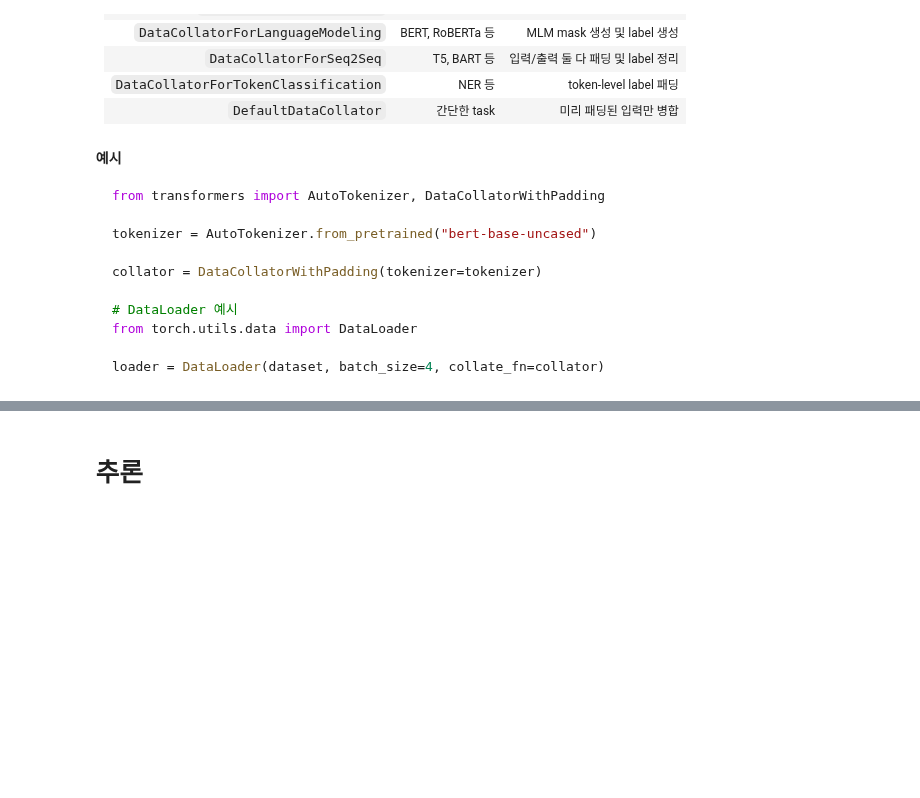
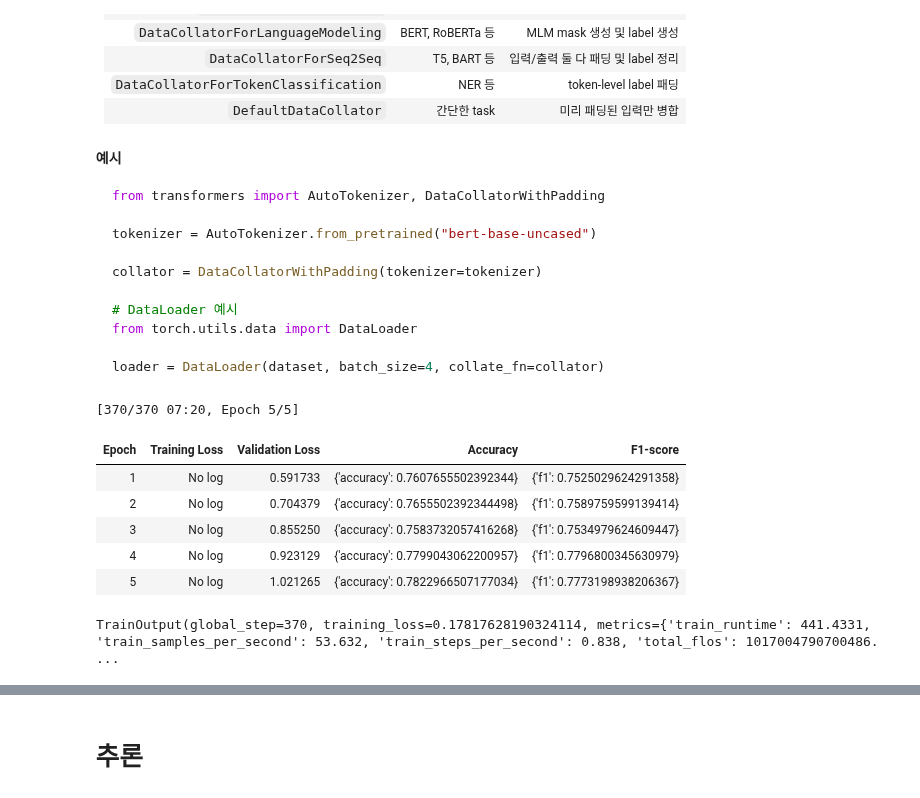
Before and after one commit to ksryong0/SKN21, a Jupyter notebook: 09_Huggingface_transformers/04_HuggingFace_파인튜닝.ipynb, the cells around one changed output, grey strips where cells are left out. Drawn from its saved outputs; the diff is of its cells as text; code cells hidden in the pictures; blank space fills up the shorter version.

```diff
--- a/09_Huggingface_transformers/04_HuggingFace_파인튜닝.ipynb
+++ b/09_Huggingface_transformers/04_HuggingFace_파인튜닝.ipynb
@@ -577,27 +653,33 @@ trainset[0]
 - 이들을 활용하면 **학습 옵션 설정, 로깅, Gradient Accumulation, Mixed Precision(AMP) 적용, 평가 및 체크포인트 관리** 등을 손쉽게 수행할 수 있다.
 - `Trainer`를 사용하려면 **Datasets** 라이브러리 또는 `torch.utils.data.Dataset` 형식의 데이터셋이 필요하다.
 - 일반적으로는 `Trainer`만 써도 파인튜닝을 빠르고 편리하게 할 수 있다. 하지만 학습 과정에서 특별한 계산을 해야 하거나, 일반적이지 않은 방식으로 학습을 진행해야 할 때는 `Trainer`를 쓰기 어렵다. 이럴 때는 직접 `PyTorch`로 학습 루프를 작성해 원하는 방식대로 조정한다.
+# %%
+from google.colab import userdata
+hf_token = userdata.get('HF_API_KEY')
 # %%
-from dotenv import load_dotenv
-import os
-load_dotenv(override=True) # 중간에 .env 에 저장된 값이 바뀌었을 때 override=True 로 하면 바로 적용됨
-hf_token = os.getenv("HUGGINGFACE_API_KEY")
+# from dotenv import load_dotenv
+# import os
+
+# load_dotenv(override=True)
+# hf_token = os.getenv("HUGGINGFACE_API_KEY")
 # %%
 from transformers import TrainingArguments, Trainer
 
 # 학습된 모델을 Huggingface-hub에 올릴때 사용할 model_id
-hub_model_id = "ksryong0/youtube_comment_sentiment_kcbert_finetune"
+hub_model_id = "kgmyh/youtube_comment_sentiment_kcbert_finetune"
 
 train_args = TrainingArguments(
-    output_dir="saved_models", # 모델을 저장할 디렉토리.
+    output_dir="saved_models", # 학습 도중 모델을 저장할 디렉토리.
+    # fp16=True, # weight의 타입을 float16으로 조정. 메모리가 부족할 경우 지정.(float32기본)
 
-    # fp16 = True, # weight의 타입을 float16으로 조정. 메모리가 부족할 경우 지정.(float32 기본)
+    logging_strategy="epoch", # train loss 에폭단위로 출력
+
     num_train_epochs=5, # 학습 에폭수
     per_device_train_batch_size=16, # 학습시 batch size
-    per_device_eval_batch_size=64, # 검증/평가 시 batch size
+    per_device_eval_batch_size=64,  # 검증/평가 시 batch size
 
     # 지정한 step만큼 순전파한 것을 모아서 한번에 파라미터 업데이트
-    # memory 문제로 batch size를 크게 할 수 없을 때 설정.
+    # memory 문제로 batch size를 크게 할 수없을때 설정.
     # batch_size를 per_device_train_batch_size * gradient_accumulation_steps 로 지정한 효과
     gradient_accumulation_steps=4,
 
@@ -605,13 +687,13 @@ train_args = TrainingArguments(
     eval_strategy='epoch',
     save_strategy='epoch',
 
-    # 학습이 끝난 시점에는 최종 테스트한 모델을 들고있음. best를 안들고 있음. 이 파라미터를 설정하면, best 모델을 적용.
-    ## Best 모델을 저장/hf-hub에 올릴 때 True로 설정.
-    load_best_model_at_end=True, # 학습이 끝나고 나서 학습 도중 가장 성능이 좋았던 EPOCH의 weight로 모델의 weight를 변경
+    # 학습이 끝나고 나서 학습 도중 가장 성능이 좋았던 EPOCH의 weight로 모델의 weight를 변경
+    ## BEST 모델을 저장/hf-hub에 올릴때 True로 설정.
+    load_best_model_at_end=True,
     metric_for_best_model="eval_loss", # best model 선정시 확인할 성능지표.
-    greater_is_better=False, # 성능이 높은게 좋은건지 낮은게 좋은건지 설정.
+    greater_is_better=False,  # 성능이 높은게 좋은건지 낮은게 좋은건지 설정.
 
-    # HF-hub 올리기 위한 설정 - 학습 완료후 자동으로 commit 하기.
+    # HF-hub올리기 위한 설정 - 학습 완료후 자동으로 commit하기.
     push_to_hub=True, # upload할지 여부.
     hub_model_id=hub_model_id, # 허브에 올릴 모델 ID
     hub_token=hf_token, # HF Access Token
@@ -646,11 +745,11 @@ result
 # %%
-# 학습 도중/완료 후 모델을 평가할 때 사용할 함수 정의
-## 기본적으로 loss는 계산을 한다. 그 이외 평가지표로 평가를 할 경우 정의하고 Trainer에 전달
+# 학습 도중/완료후 모델을 평가할 때 사용할 함수 정의
+## 기본적으로 loss는 계산을 한다. 그 이외 평가지표로 평가를 할 경우 정의 하고 Trainer에 전달
 def compute_metrics(pred):
     """
     정확도, F1 score를 평가.
     Args:
-        pred: (EvalPrediction) - 모델 예측값, 정답을 묶어서 제공.
+        pred(EvalPrediction) - 모델 예측값, 정답을 묶어서 제공.
     Return:
         dict - key: 평가지표이름, value: 평가점수
     """
@@ -738,4 +837,13 @@ trainer = Trainer(
 )
 # %%
 # 학습.
-# trainer.train()
+trainer.train()
+# %% [output]
+[370/370 07:20, Epoch 5/5]
+| Epoch | Training Loss | Validation Loss | Accuracy | F1-score |
+| 1 | No log | 0.591733 | {'accuracy': 0.7607655502392344} | {'f1': 0.7525029624291358} |
+| 2 | No log | 0.704379 | {'accuracy': 0.7655502392344498} | {'f1': 0.7589759599139414} |
+| 3 | No log | 0.855250 | {'accuracy': 0.7583732057416268} | {'f1': 0.7534979624609447} |
+| 4 | No log | 0.923129 | {'accuracy': 0.7799043062200957} | {'f1': 0.7796800345630979} |
+| 5 | No log | 1.021265 | {'accuracy': 0.7822966507177034} | {'f1': 0.7773198938206367} |
+TrainOutput(global_step=370, training_loss=0.17817628190324114, metrics={'train_runtime': 441.4331, 'train_samples_per_second': 53.632, 'train_steps_per_second': 0.838, 'total_flos': 1017004790700486. ...
```
Also changed, not shown: parts of 54 cells of this notebook, 1 other file.
